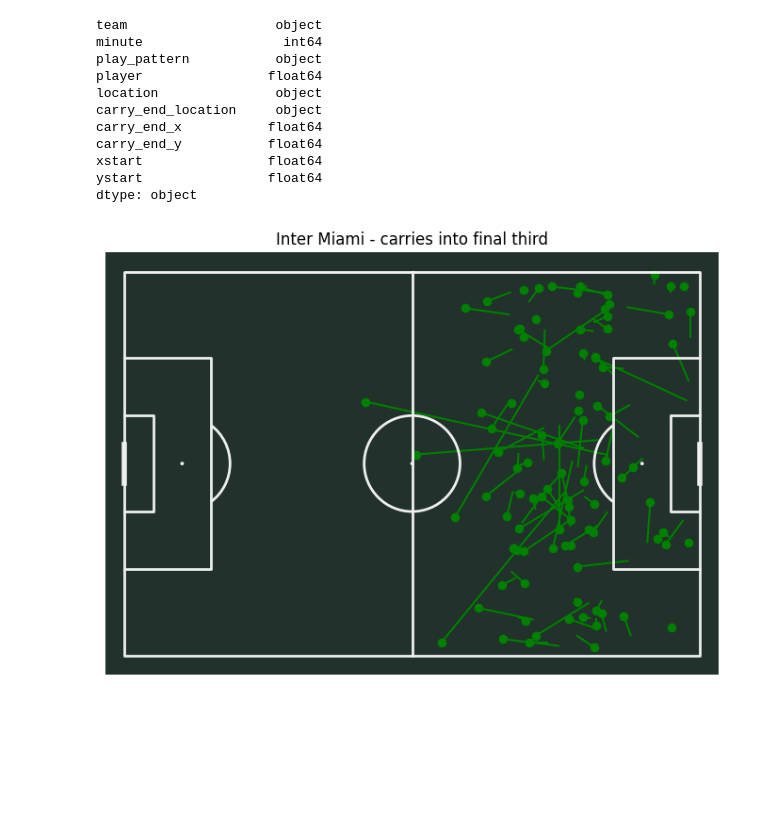
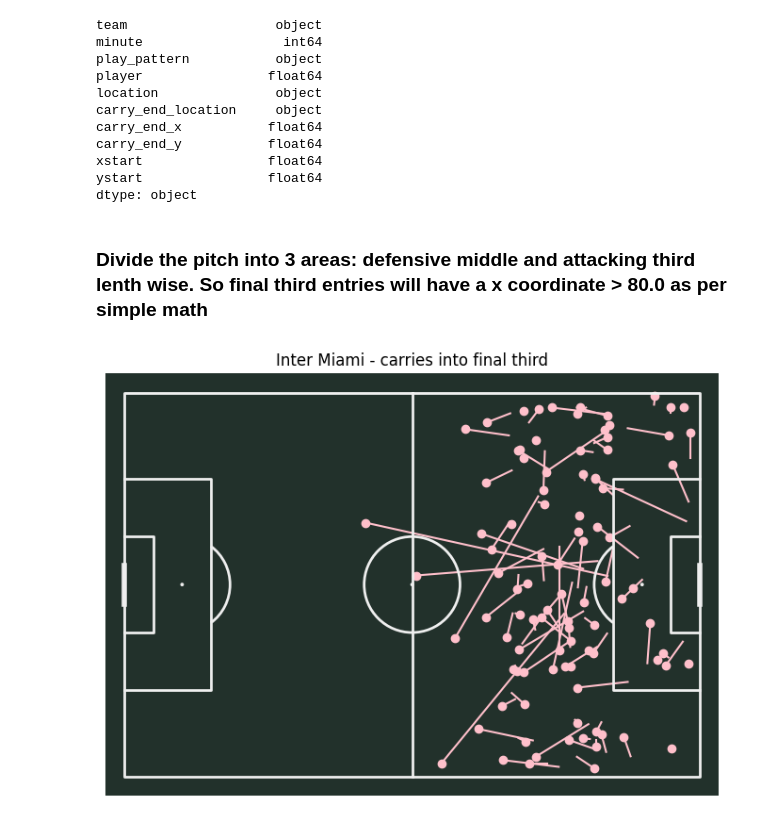
Before and after one commit to der-amit/soccer_plots, a Jupyter notebook: mls_plots.ipynb, the cells around one changed output. Saved outputs shown, nothing was run; the diff lists cells and outputs as text; code cells hidden in the pictures; blank space fills up the shorter version.

```diff
--- a/mls_plots.ipynb
+++ b/mls_plots.ipynb
@@ -360,18 +306,20 @@ dtype: object
+# %% [markdown]
+### Divide the pitch into 3 areas: defensive middle and attacking third lenth wise. So final third entries will have a x coordinate > 80.0 as per simple math
 # %%
 fig, ax = pitch.draw(figsize=(8,5))
 
 
 #Inter Miami carries into final third
 carries_f3rd = df_carries[(df_carries['team'] == 'Inter Miami') & (df_carries['carry_end_x'] > 80)]
-ax.plot((carries_f3rd.xstart, carries_f3rd.carry_end_x),(carries_f3rd.ystart, carries_f3rd.carry_end_y),color = 'green')
-ax.plot(carries_f3rd.xstart, carries_f3rd.ystart, 'o', color = 'green')
+ax.plot((carries_f3rd.xstart, carries_f3rd.carry_end_x),(carries_f3rd.ystart, carries_f3rd.carry_end_y),color = 'pink')
+ax.plot(carries_f3rd.xstart, carries_f3rd.ystart, 'o', color = 'pink')
 
 
 ax.set_title("Inter Miami - carries into final third")
 
 plt.show()
 # %% [output]
-[figure, old version]
+[figure, new version]
 # %%
 #LAFC carries into final third
 fix, ax = pitch.draw(figsize=(8,5))
```
Also changed, not shown: parts of 18 cells of this notebook.
